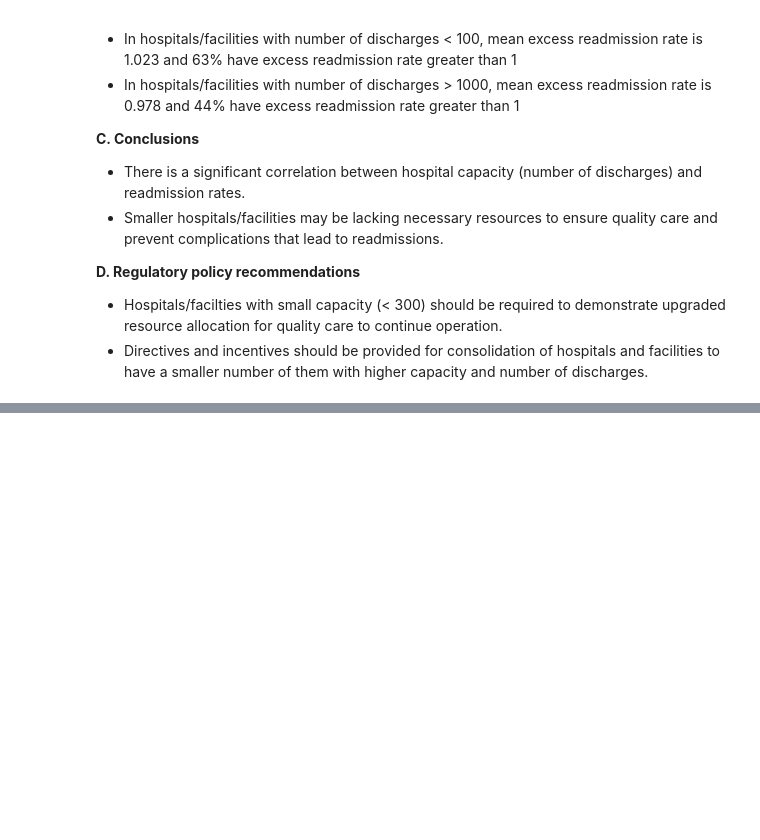
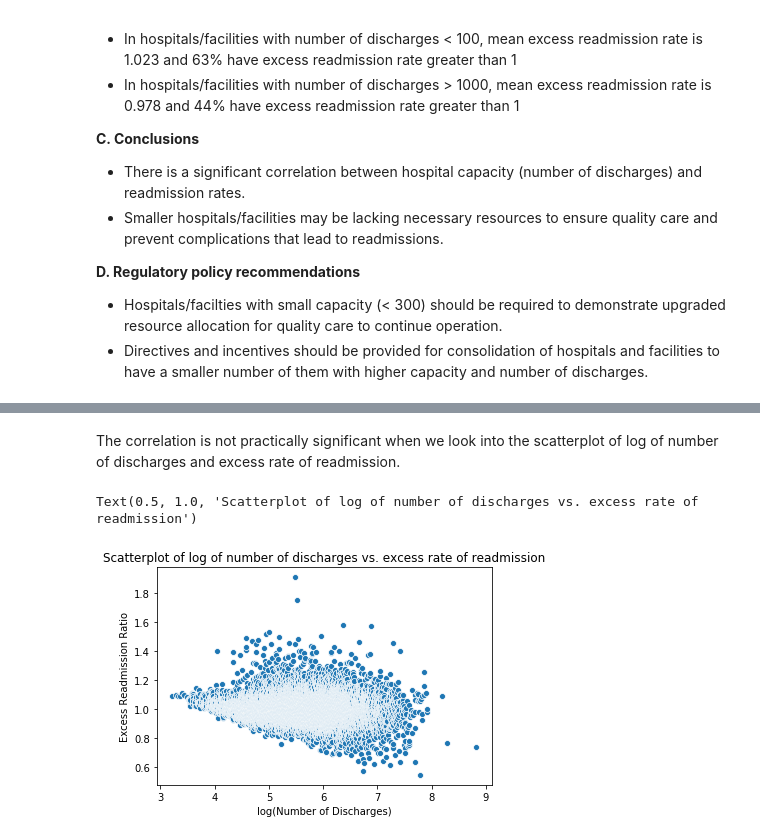
Before and after one commit to ahrimhan/springboard-course, a Jupyter notebook: exploratory-data-analysis/EDA_hospital_readmit/sliderule_dsi_inferential_statistics_exercise_3.ipynb, the cells around one changed output, grey strips where cells are left out. Drawn from its saved outputs; the diff is of its cells as text; code cells hidden in the pictures; blank space fills up the shorter version.

```diff
--- a/exploratory-data-analysis/EDA_hospital_readmit/sliderule_dsi_inferential_statistics_exercise_3.ipynb
+++ b/exploratory-data-analysis/EDA_hospital_readmit/sliderule_dsi_inferential_statistics_exercise_3.ipynb
@@ -106,0 +218,12 @@ You can compose in notebook cells using Markdown:
+# %%
+alpha = 0.01
+x = np.log(df["Number of Discharges"])
+y = df["Excess Readmission Ratio"]
+
+r, p_val = stats.pearsonr(x, y)
+print('Pearson correlation coefficient = {:.5f}'.format(r))
+print('p_val = {:.10f}'.format(p_val))
+if p_val < alpha:
+    print ('Null hypothesis rejected, two variables are correlated.')
+else:
+    print ('Null hypothesis not rejected, two variables are not correlated.')
@@ -106,0 +247,9 @@ You can compose in notebook cells using Markdown:
+# %% [markdown]
+The correlation is not practically significant when we look into the scatterplot of log of number of discharges and excess rate of readmission.
+# %%
+ax = sns.scatterplot(x=x, y=y, data = df)
+ax.set(xlabel='log(Number of Discharges)')
+ax.set_title("Scatterplot of log of number of discharges vs. excess rate of readmission")
+# %% [output]
+Text(0.5, 1.0, 'Scatterplot of log of number of discharges vs. excess rate of readmission')
+[figure, added]
```
Also changed, not shown: parts of 28 cells of this notebook, 1 other file.
